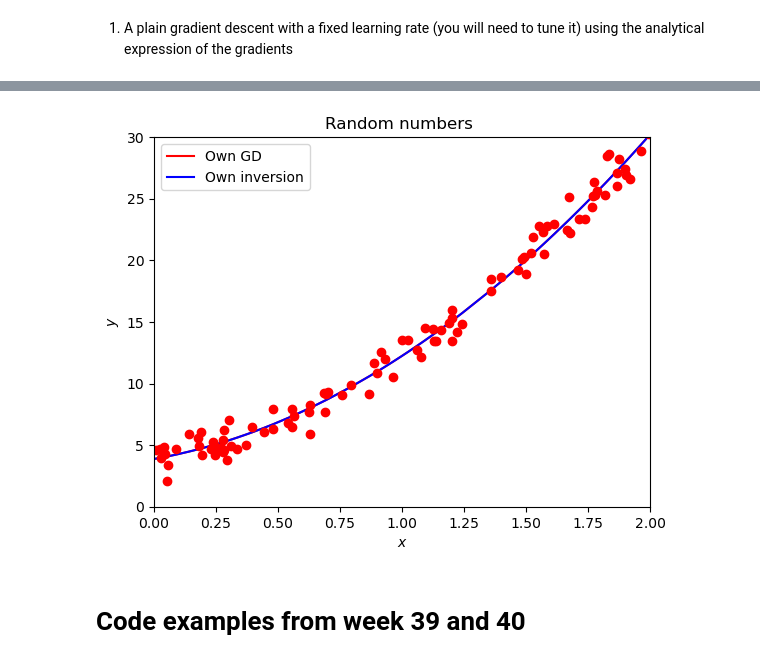
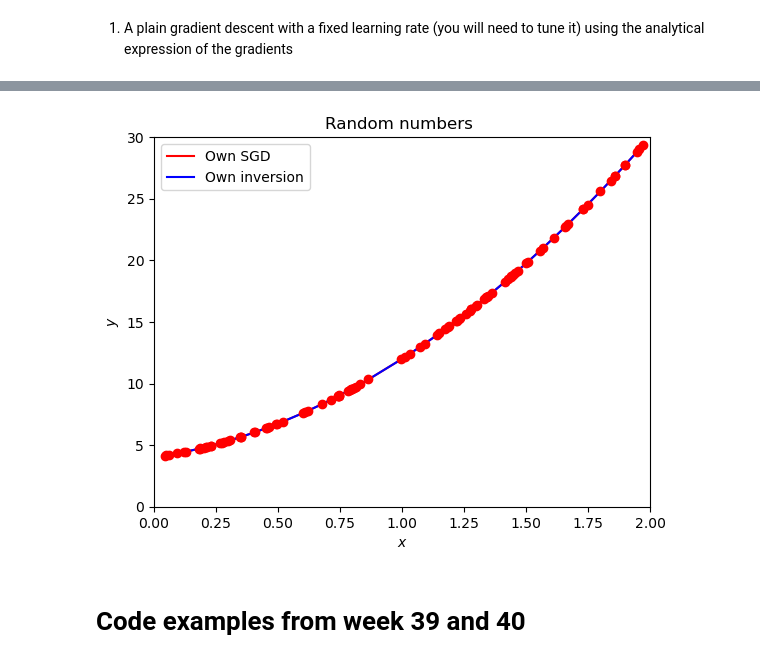
Before and after one commit to lilacandolle/FYS-STK4155_Project2, a Jupyter notebook: WeeklyExercises/exercisesweek41.ipynb, the cells around one changed output, grey strips where cells are left out. Drawn from its saved outputs; the diff is of its cells as text; code cells hidden in the pictures.

```diff
--- a/WeeklyExercises/exercisesweek41.ipynb
+++ b/WeeklyExercises/exercisesweek41.ipynb
@@ -70,7 +215,7 @@ import matplotlib.pyplot as plt
 n = 100
 x = 2*np.random.rand(n,1)
 x = np.sort(x, axis=0)
-y = 4 + 3*x + 5*x*x + np.random.randn(n,1)
+y = 4 + 3*x + 5*x*x #+ np.random.randn(n,1)
 
 ##Own inversion
 X = np.c_[np.ones((n,1)), x, x*x]
@@ -79,13 +224,12 @@ print("Own inversion")
 print(theta_linreg)
 
 H = (2.0/n)*(X.T@X) #Hessian matrix
-EigValues, EigVectors = np.linalg.eig(H)
-print("Eigen values of Hessian matrix: ", EigValues)
+#EigValues, EigVectors = np.linalg.eig(H)
+#print("Eigen values of Hessian matrix: ", EigValues)
 
 ##Own GD
 theta = np.random.randn(3,1)
-print(theta)
-eta = 1.0/np.max(EigValues)  #learning rate scaling
+eta = 0.1  #learning rate
 print("eta = ", eta)
 Niterations = 1000
 
@@ -130,11 +343,64 @@ theta from own GD
 # %%
-##Own GDM
+##Own SGD
+
 theta = np.random.randn(3,1)
 print("theta:", theta)
-eta = 1.0/np.max(EigValues)  #learning rate scaling
+eta = 0.05  #learning rate
 print("eta = ", eta)
-Niterations = 1000
+Niterations = 10000
 
+n_epochs = 100
+M = 5   #size of each minibatch
+m = int(n/M) #number of minibatches
+t0, t1 = 5, 50
+
+def learning_schedule(t):
+    return t0/(t+t1)
+
+
+for epoch in range(n_epochs):
+
+    for i in range(m):
+        random_index = M*np.random.randint(m)
+        xi = X[random_index:random_index+M]
+        yi = y[random_index:random_index+M]
+        gradients = (2.0/M)* xi.T @ ((xi @ theta)-yi)
+        eta = learning_schedule(epoch*m+i)
+        theta = theta - eta*gradients
+print("theta from own sdg")
+print(theta)
+
+
+xnew = 3*np.random.rand(n,1)
+xnew = np.sort(x, axis=0)
+Xnew = np.c_[np.ones((n,1)), xnew, xnew*xnew]
+ypredict = Xnew.dot(theta)
+ypredict2 = Xnew.dot(theta_linreg)
+
+plt.plot(xnew, ypredict, "r-", label = "Own SGD")
+plt.plot(xnew, ypredict2, "b-", label = "Own inversion")
+plt.plot(x, y ,'ro')
+plt.axis([0,2.0,0, 30.0])
+plt.xlabel(r'$x$')
+plt.ylabel(r'$y$')
+plt.title(r'Random numbers ')
+plt.legend()
+plt.show()
+
+##Own SGD with momentum
+for epoch in range(n_epochs):
+    for i in range(m):
+        random_index = M*np.random.randint(m)
+        xi = X[random_index:random_index+M]
+        yi = y[random_index:random_index+M]
+        gradients = (2.0/M)* xi.T @ ((xi @ theta)-yi)
+        eta = learning_schedule(epoch*m+i)
+        theta = theta - eta*gradients
+print("theta from own SGDM")
+print(theta)
+
+
+# Now improve with momentum gradient descent
 change = 0.0
 delta_momentum = 0.3
 for iter in range(Niterations):
@@ -146,23 +412,6 @@ for iter in range(Niterations):
     theta -= new_change
     # save the change
     change = new_change
-    print(iter,gradients[0],gradients[1])
-print("theta from own GDM")
+print("theta from own gd wth momentum")
 print(theta)
-
-xnew = 2*np.random.rand(n,1)
-xnew = np.sort(x, axis=0)
-Xnew = np.c_[np.ones((n,1)), xnew, xnew*xnew]
-ypredict = Xnew.dot(theta)
-ypredict2 = Xnew.dot(theta_linreg)
-
-plt.plot(xnew, ypredict, "r-", label = "Own GD")
-plt.plot(xnew, ypredict2, "b-", label = "Own inversion")
-plt.plot(x, y ,'ro')
-plt.axis([0,2.0,0, 30.0])
-plt.xlabel(r'$x$')
-plt.ylabel(r'$y$')
-plt.title(r'Random numbers ')
-plt.legend()
-plt.show()
 # %% [output]
@@ -186,4 +426,4 @@ theta from own GDM
-[figure, old version]
+[figure, new version]
 # %% [markdown]
 # Code examples from week 39 and 40
 # %% [markdown]
```
Also changed, not shown: parts of 8 cells of this notebook.
